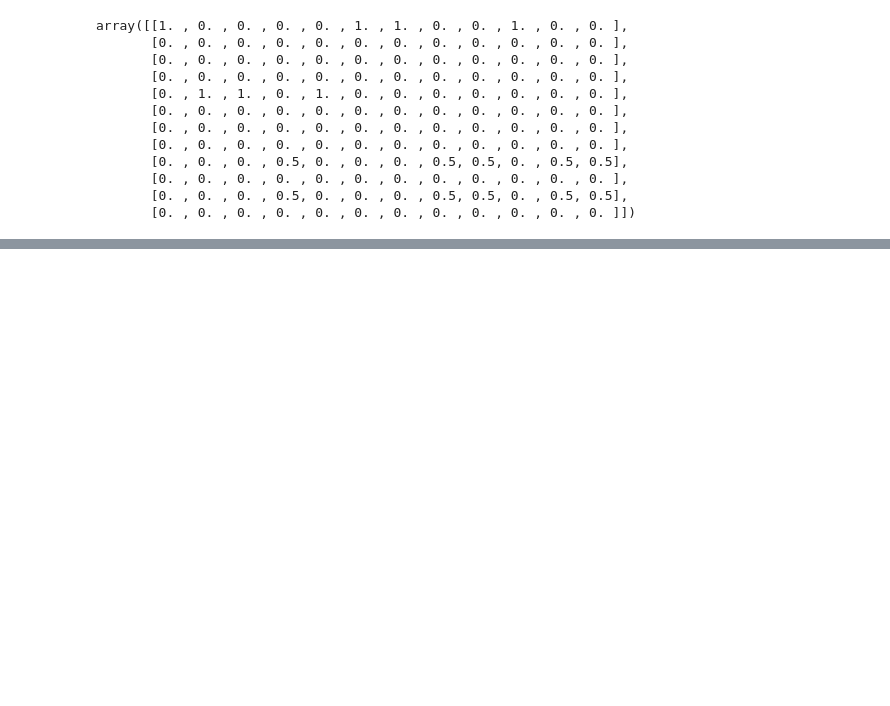
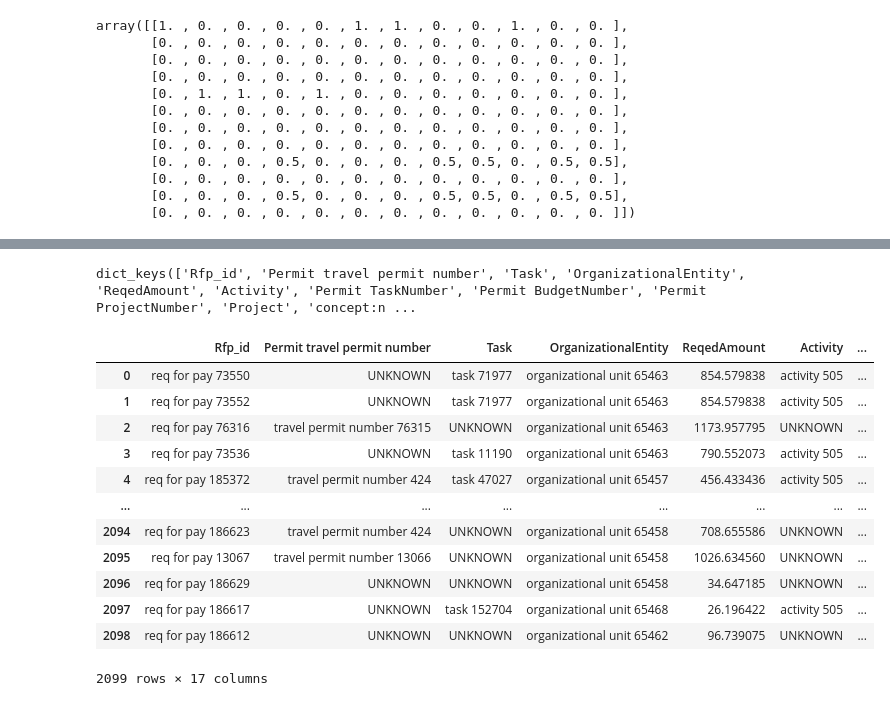
Before and after one commit to bbk0529/seminar_ML_application, a Jupyter notebook: MCL algorithm Implementation.ipynb, the cells around one changed output, grey strips where cells are left out. Drawn from its saved outputs; the diff is of its cells as text; code cells hidden in the pictures; blank space fills up the shorter version.

```diff
--- a/MCL algorithm Implementation.ipynb
+++ b/MCL algorithm Implementation.ipynb
@@ -256,0 +185,8 @@ array([[1. , 0. , 0. , 0. , 0. , 1. , 1. , 0. , 0. , 1. , 0. , 0. ],
+# %%
+lst = []
+for l in log :
+    lst.append(l.attributes.values())
+# %%
+l.attributes.keys()
+# %% [output]
+dict_keys(['Rfp_id', 'Permit travel permit number', 'Task', 'OrganizationalEntity', 'ReqedAmount', 'Activity', 'Permit TaskNumber', 'Permit BudgetNumber', 'Permit ProjectNumber', 'Project', 'concept:n ...
@@ -256,0 +195,16 @@ array([[1. , 0. , 0. , 0. , 0. , 1. , 1. , 0. , 0. , 1. , 0. , 0. ],
+# %%
+pd.DataFrame(lst, columns=l.attributes.keys())
+# %% [output]
+|  | Rfp_id | Permit travel permit number | Task | OrganizationalEntity | ReqedAmount | Activity | ... |
+| 0 | req for pay 73550 | UNKNOWN | task 71977 | organizational unit 65463 | 854.579838 | activity 505 | ... |
+| 1 | req for pay 73552 | UNKNOWN | task 71977 | organizational unit 65463 | 854.579838 | activity 505 | ... |
+| 2 | req for pay 76316 | travel permit number 76315 | UNKNOWN | organizational unit 65463 | 1173.957795 | UNKNOWN | ... |
+| 3 | req for pay 73536 | UNKNOWN | task 11190 | organizational unit 65463 | 790.552073 | activity 505 | ... |
+| 4 | req for pay 185372 | travel permit number 424 | task 47027 | organizational unit 65457 | 456.433436 | activity 505 | ... |
+| ... | ... | ... | ... | ... | ... | ... | ... |
+| 2094 | req for pay 186623 | travel permit number 424 | UNKNOWN | organizational unit 65458 | 708.655586 | UNKNOWN | ... |
+| 2095 | req for pay 13067 | travel permit number 13066 | UNKNOWN | organizational unit 65458 | 1026.634560 | UNKNOWN | ... |
+| 2096 | req for pay 186629 | UNKNOWN | UNKNOWN | organizational unit 65458 | 34.647185 | UNKNOWN | ... |
+| 2097 | req for pay 186617 | UNKNOWN | task 152704 | organizational unit 65468 | 26.196422 | activity 505 | ... |
+| 2098 | req for pay 186612 | UNKNOWN | UNKNOWN | organizational unit 65462 | 96.739075 | UNKNOWN | ... |
+2099 rows × 17 columns
```
Also changed, not shown: parts of 62 cells of this notebook, 2 other files.
